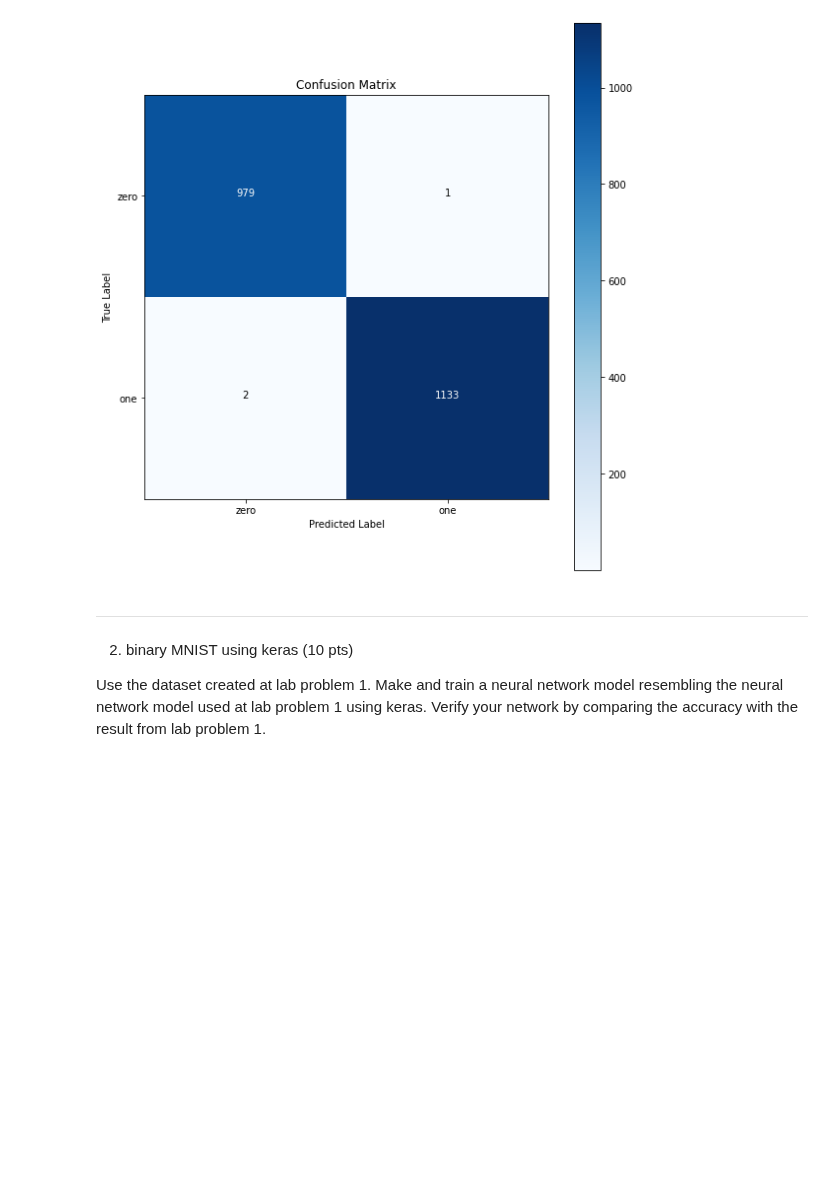
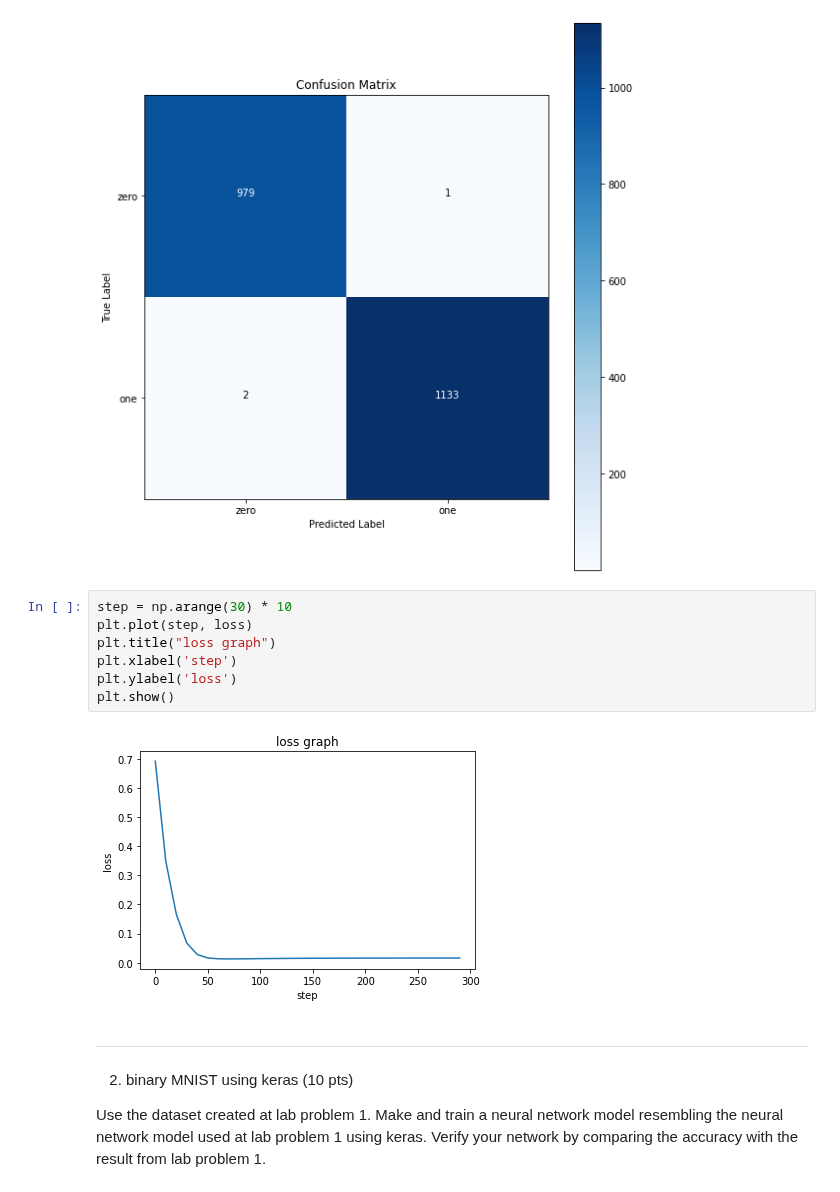
Before and after one commit to changwoonchoi/cl2020, a Jupyter notebook: as_6/assignment06.ipynb, the cells around one changed output. Cells and saved outputs as stored; diff of their text form; blank space fills up the shorter version.

```diff
--- a/as_6/assignment06.ipynb
+++ b/as_6/assignment06.ipynb
@@ -363,6 +361,15 @@ plt.xlabel("Predicted Label")
 plt.tight_layout()
 # %% [output]
 [figure]
+# %%
+step = np.arange(30) * 10
+plt.plot(step, loss)
+plt.title("loss graph")
+plt.xlabel('step')
+plt.ylabel('loss')
+plt.show()
+# %% [output]
+[figure, added]
 # %% [markdown]
 
 ---
```
Also changed, not shown: parts of 3 cells of this notebook, 2 other files.
